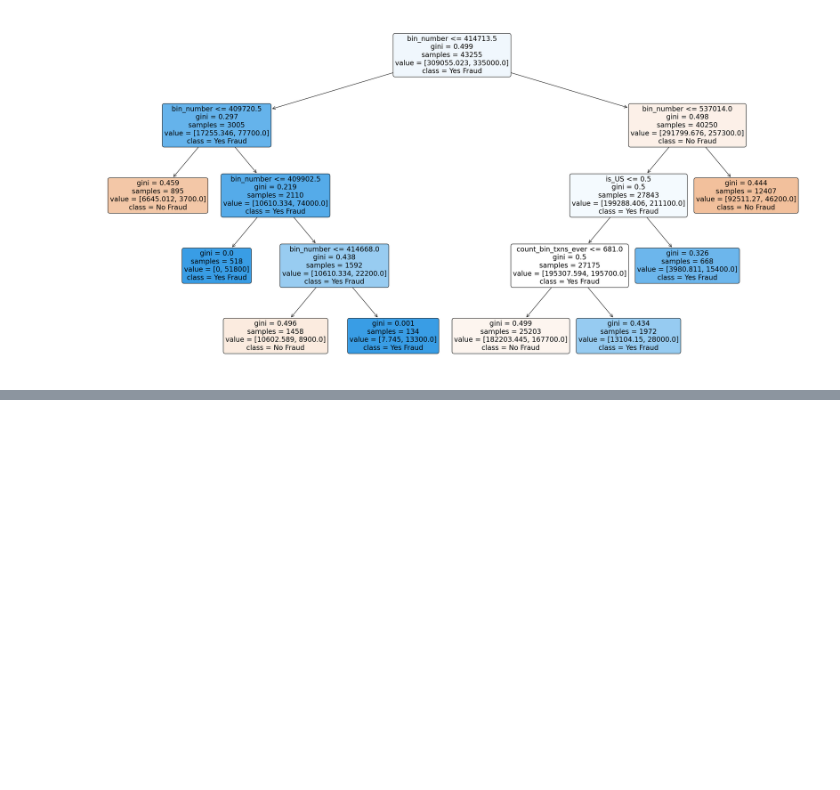
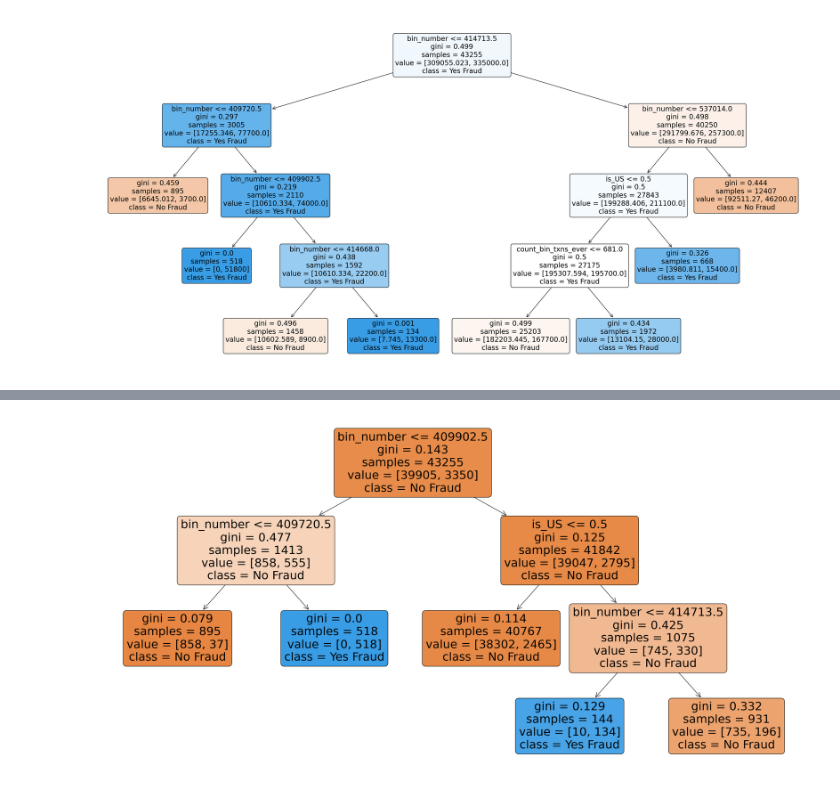
Before and after one commit to Henmachado/payments-data-analysis, a Jupyter notebook: main.ipynb, the cells around one changed output, grey strips where cells are left out. Cells and saved outputs as stored; diff of their text form; code cells hidden in the pictures; blank space fills up the shorter version.

```diff
--- a/main.ipynb
+++ b/main.ipynb
@@ -149,0 +219,12 @@ Best f1_weighted: 0.8955415903588843 using {'max_depth': 4, 'max_features': 3, '
+# %%
+df_alphas = pd.DataFrame(
+    data={
+        "alphas": [round(x,4) for x in list(ccp_alphas)],
+        "train_acc": train_acc,
+        "test_acc": test_acc
+    }
+)
+
+df_alphas["opt_alpha"] = df_alphas.test_acc > df_alphas.train_acc
+
+optmz_alpha = min(df_alphas.query("opt_alpha == True").alphas)
@@ -149,0 +246,4 @@ Best f1_weighted: 0.8955415903588843 using {'max_depth': 4, 'max_features': 3, '
+# %%
+get_tree_plot(clf_, ['No Fraud', 'Yes Fraud'], X)
+# %% [output]
+[figure, added]
```
Also changed, not shown: parts of 11 cells of this notebook.
